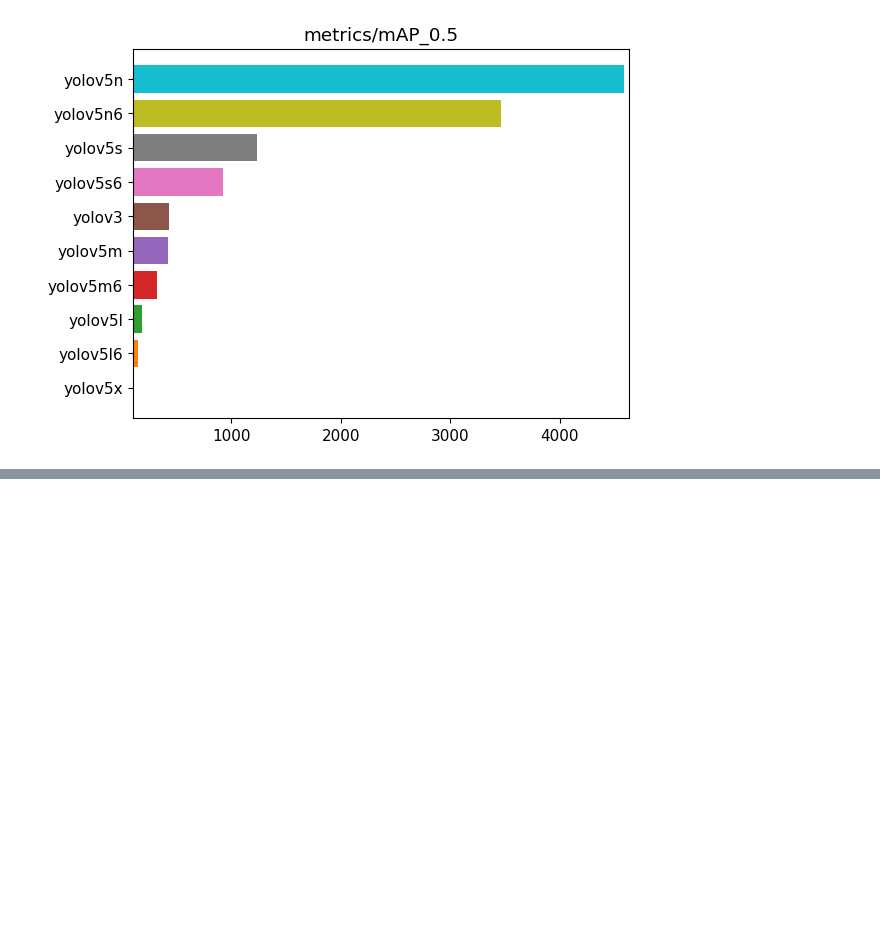
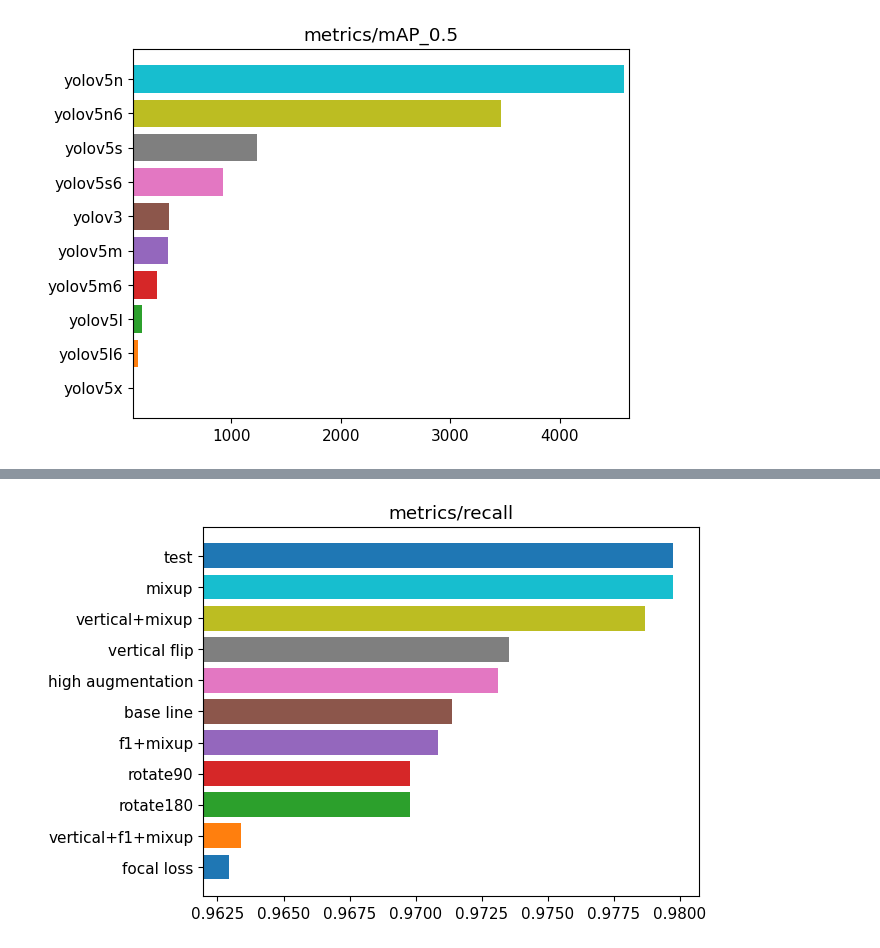
Before and after one commit to cannot-climb/gripp-deep, a Jupyter notebook: ploting.ipynb, the cells around one changed output, grey strips where cells are left out. Saved outputs shown, nothing was run; the diff lists cells and outputs as text; code cells hidden in the pictures; blank space fills up the shorter version.

```diff
--- a/ploting.ipynb
+++ b/ploting.ipynb
@@ -160,0 +209,4 @@ sort_and_plot_net_score(res, "metrics/mAP_0.5")
+# %%
+sort_and_plot(model, "metrics/recall")
+# %% [output]
+[figure, added]
```
Also changed, not shown: parts of 7 cells of this notebook, 6 other files.
